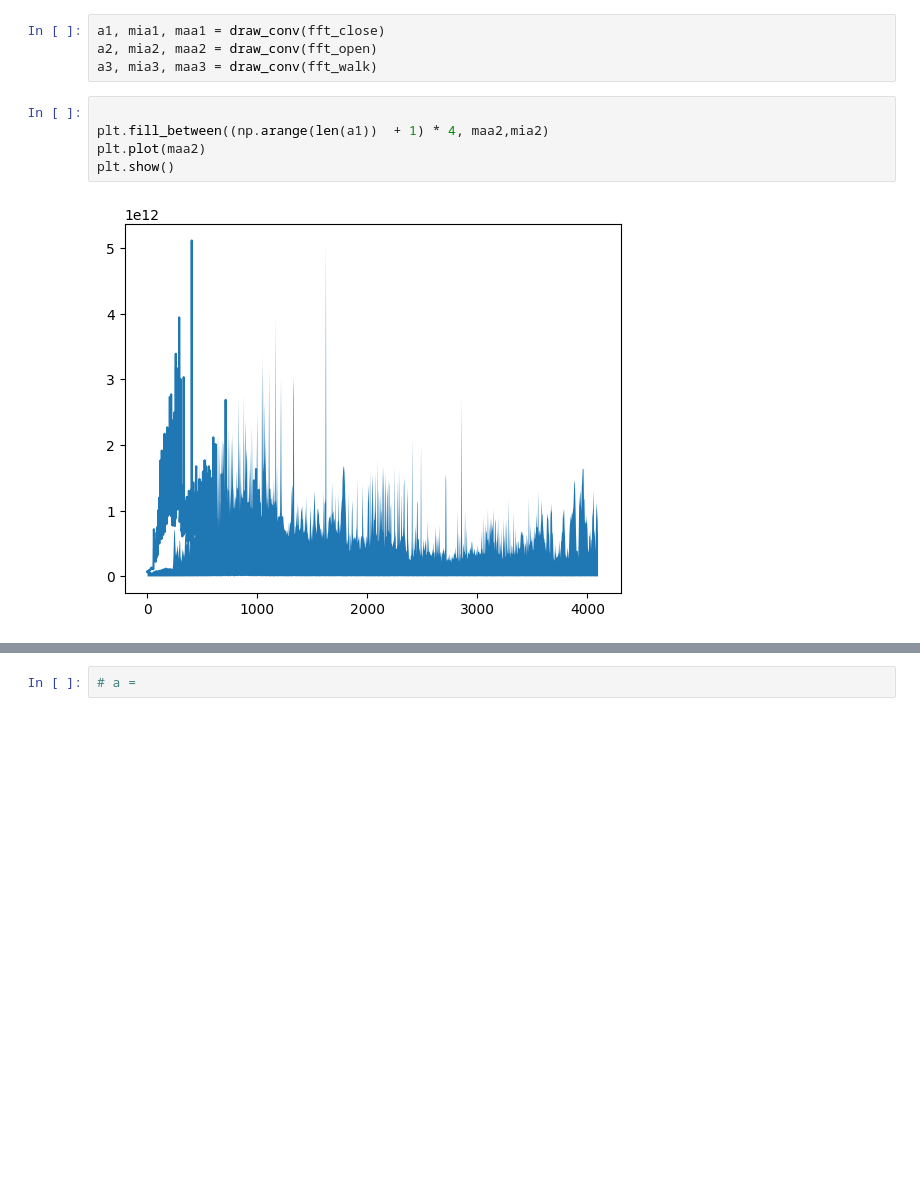
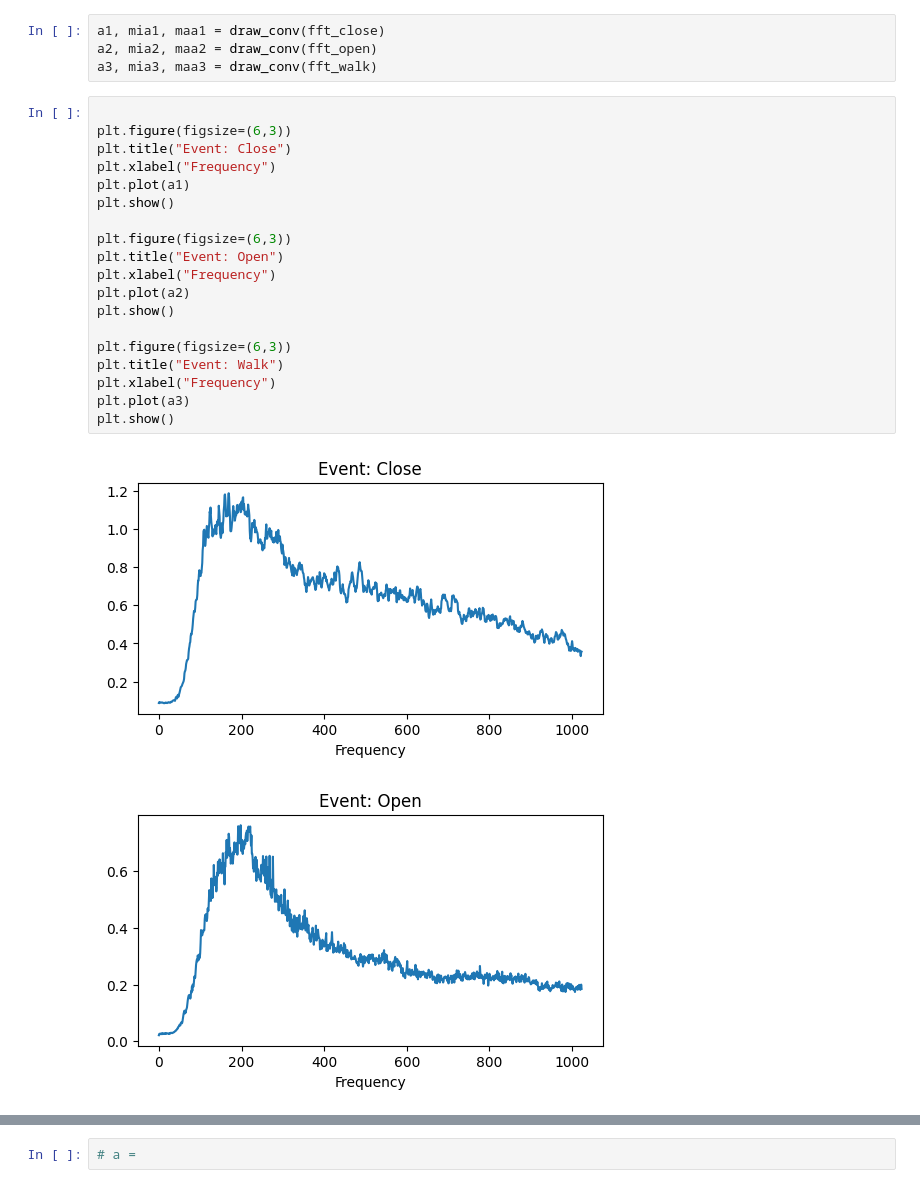
Before and after one commit to Piorosen/recognizing-human-using-fft, a Jupyter notebook: test.ipynb, the cells around one changed output, grey strips where cells are left out. Drawn from its saved outputs; the diff is of its cells as text; blank space fills up the shorter version.

```diff
--- a/test.ipynb
+++ b/test.ipynb
@@ -173,10 +171,25 @@ def draw_conv(data):
 a1, mia1, maa1 = draw_conv(fft_close)
 a2, mia2, maa2 = draw_conv(fft_open)
 a3, mia3, maa3 = draw_conv(fft_walk)
-# %%
-
-plt.fill_between((np.arange(len(a1))  + 1) * 4, maa2,mia2)
-plt.plot(maa2)
-plt.show()
-# %% [output]
-[figure, removed]
+# %%
+
+plt.figure(figsize=(6,3))
+plt.title("Event: Close")
+plt.xlabel("Frequency")
+plt.plot(a1)
+plt.show()
+
+plt.figure(figsize=(6,3))
+plt.title("Event: Open")
+plt.xlabel("Frequency")
+plt.plot(a2)
+plt.show()
+
+plt.figure(figsize=(6,3))
+plt.title("Event: Walk")
+plt.xlabel("Frequency")
+plt.plot(a3)
+plt.show()
+# %% [output]
+[figure, added]
+[figure, added]
```
Also changed, not shown: parts of 11 cells of this notebook, 1 other file.
